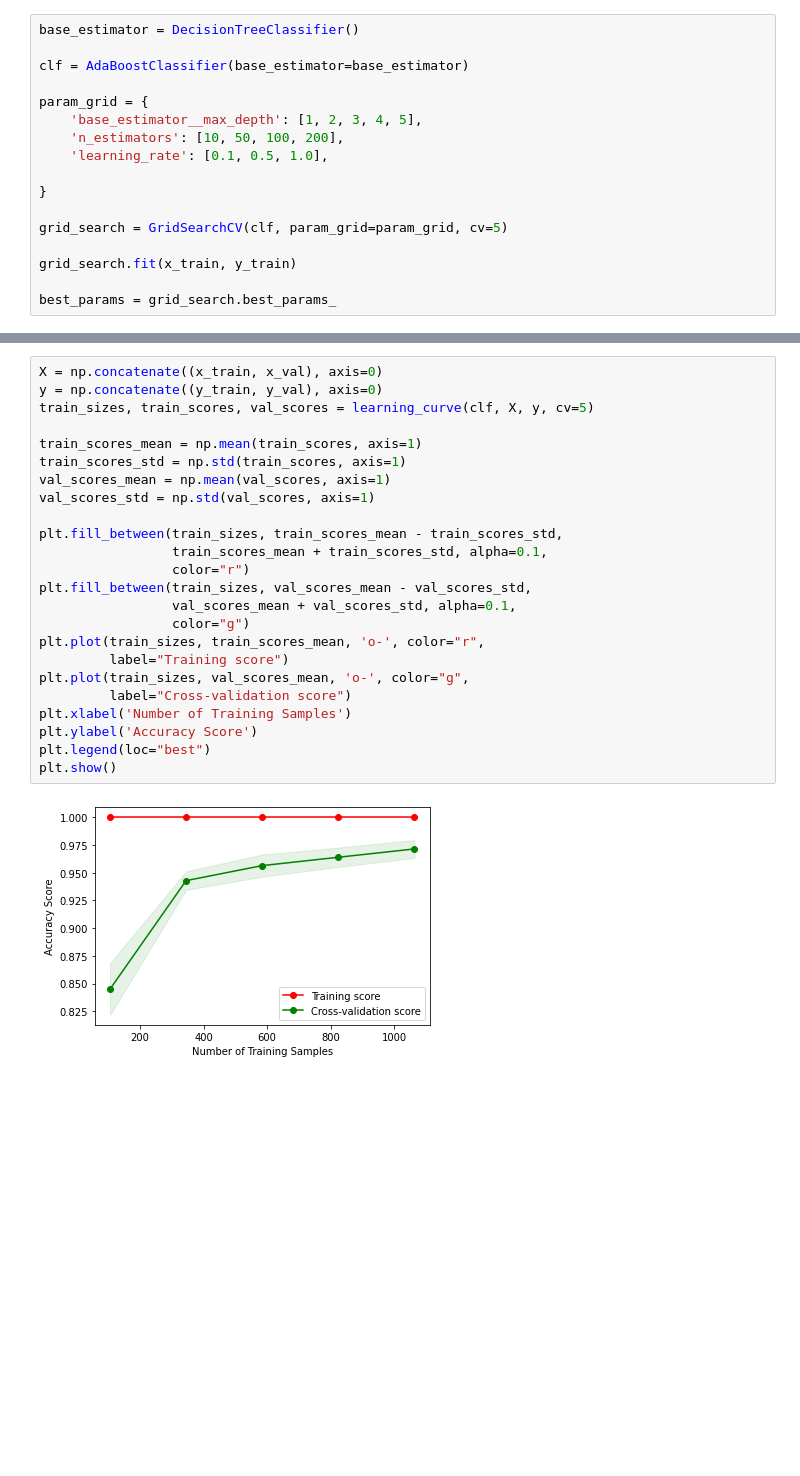
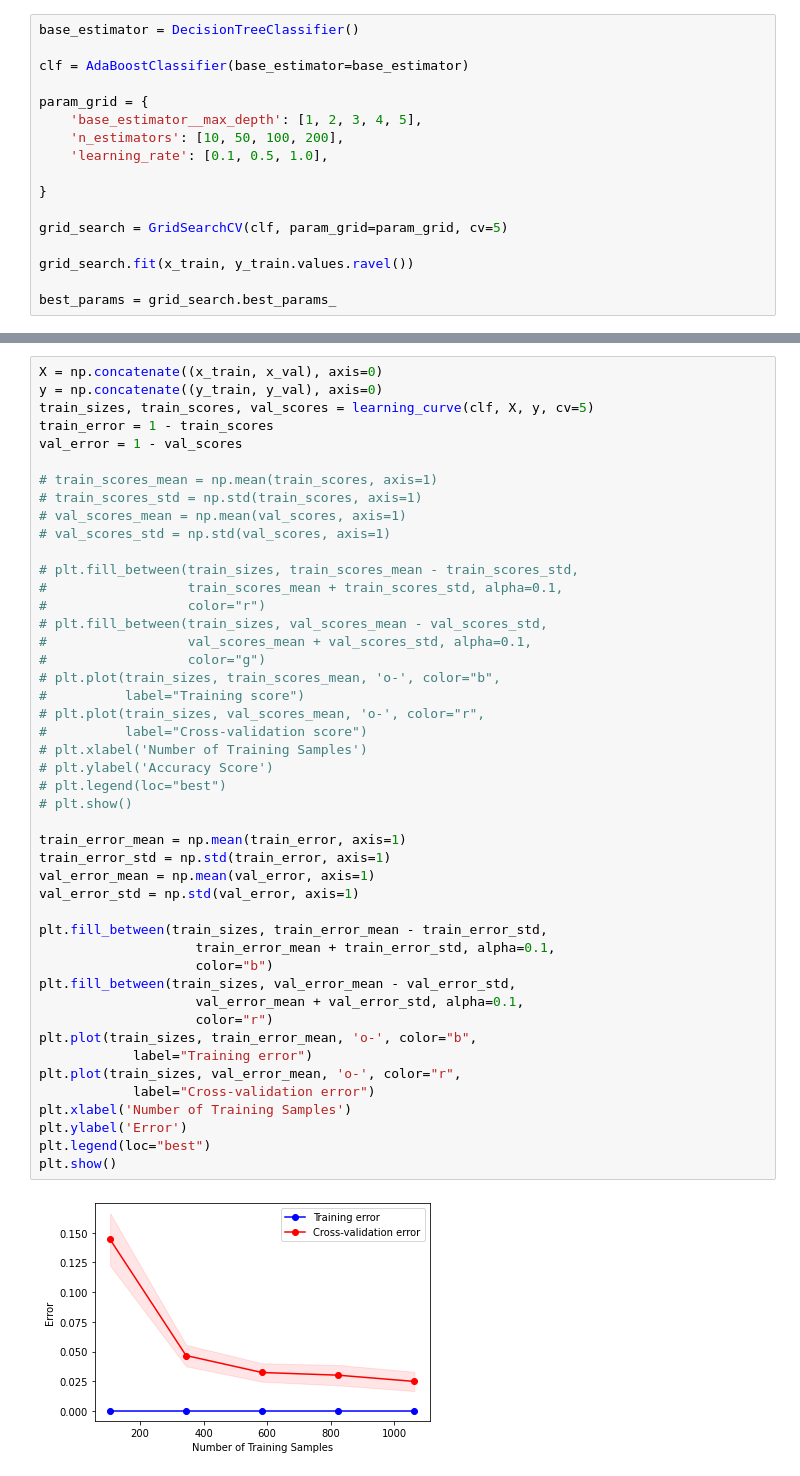
Before and after one commit to AhmadJamal01/Body-Level-Classification, a Jupyter notebook: models/boosting.ipynb, the cells around one changed output, grey strips where cells are left out. Cells and saved outputs as stored; diff of their text form; blank space fills up the shorter version.

```diff
--- a/models/boosting.ipynb
+++ b/models/boosting.ipynb
@@ -21,7 +35,7 @@ param_grid = {
 
 grid_search = GridSearchCV(clf, param_grid=param_grid, cv=5)
 
-grid_search.fit(x_train, y_train)
+grid_search.fit(x_train, y_train.values.ravel())
 
 best_params = grid_search.best_params_
 # %%
@@ -52,26 +80,48 @@ F1-Score:  0.9607832829739203
 # %%
 X = np.concatenate((x_train, x_val), axis=0)
 y = np.concatenate((y_train, y_val), axis=0)
 train_sizes, train_scores, val_scores = learning_curve(clf, X, y, cv=5)
+train_error = 1 - train_scores
+val_error = 1 - val_scores
 
-train_scores_mean = np.mean(train_scores, axis=1)
-train_scores_std = np.std(train_scores, axis=1)
-val_scores_mean = np.mean(val_scores, axis=1)
-val_scores_std = np.std(val_scores, axis=1)
+# train_scores_mean = np.mean(train_scores, axis=1)
+# train_scores_std = np.std(train_scores, axis=1)
+# val_scores_mean = np.mean(val_scores, axis=1)
+# val_scores_std = np.std(val_scores, axis=1)
 
-plt.fill_between(train_sizes, train_scores_mean - train_scores_std,
-                 train_scores_mean + train_scores_std, alpha=0.1,
-                 color="r")
-plt.fill_between(train_sizes, val_scores_mean - val_scores_std,
-                 val_scores_mean + val_scores_std, alpha=0.1,
-                 color="g")
-plt.plot(train_sizes, train_scores_mean, 'o-', color="r",
-         label="Training score")
-plt.plot(train_sizes, val_scores_mean, 'o-', color="g",
-         label="Cross-validation score")
+# plt.fill_between(train_sizes, train_scores_mean - train_scores_std,
+#                  train_scores_mean + train_scores_std, alpha=0.1,
+#                  color="r")
+# plt.fill_between(train_sizes, val_scores_mean - val_scores_std,
+#                  val_scores_mean + val_scores_std, alpha=0.1,
+#                  color="g")
+# plt.plot(train_sizes, train_scores_mean, 'o-', color="b",
+#          label="Training score")
+# plt.plot(train_sizes, val_scores_mean, 'o-', color="r",
+#          label="Cross-validation score")
+# plt.xlabel('Number of Training Samples')
+# plt.ylabel('Accuracy Score')
+# plt.legend(loc="best")
+# plt.show()
+
+train_error_mean = np.mean(train_error, axis=1)
+train_error_std = np.std(train_error, axis=1)
+val_error_mean = np.mean(val_error, axis=1)
+val_error_std = np.std(val_error, axis=1)
+
+plt.fill_between(train_sizes, train_error_mean - train_error_std,
+                    train_error_mean + train_error_std, alpha=0.1,
+                    color="b")
+plt.fill_between(train_sizes, val_error_mean - val_error_std,
+                    val_error_mean + val_error_std, alpha=0.1,
+                    color="r")
+plt.plot(train_sizes, train_error_mean, 'o-', color="b",
+            label="Training error")
+plt.plot(train_sizes, val_error_mean, 'o-', color="r",
+            label="Cross-validation error")
 plt.xlabel('Number of Training Samples')
-plt.ylabel('Accuracy Score')
+plt.ylabel('Error')
 plt.legend(loc="best")
 plt.show()
 # %% [output]
-[figure, old version]
+[figure, new version]
```
Also changed, not shown: parts of 12 cells of this notebook, 9 other files.
